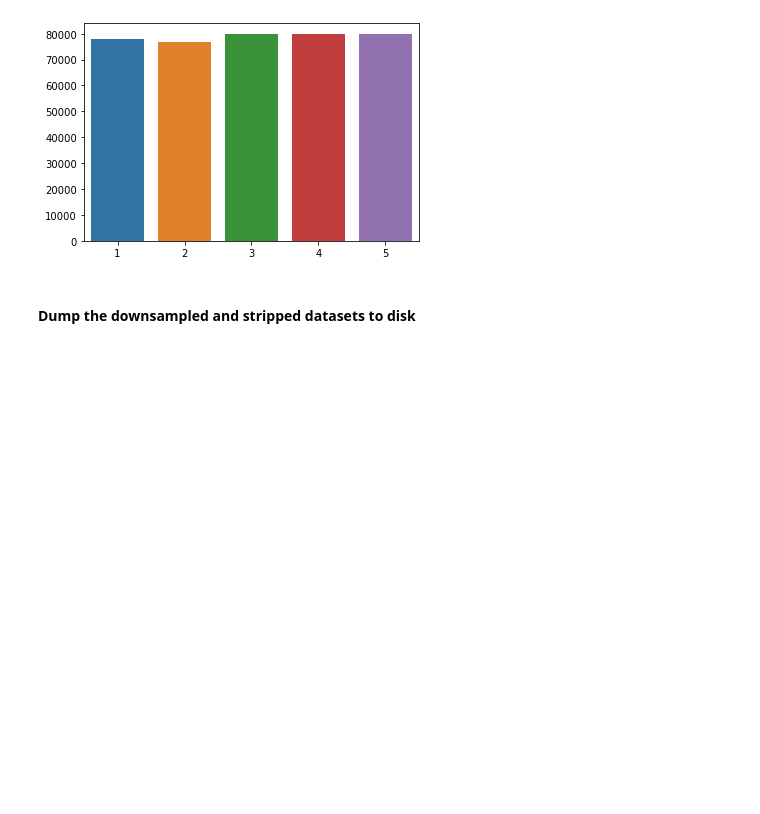
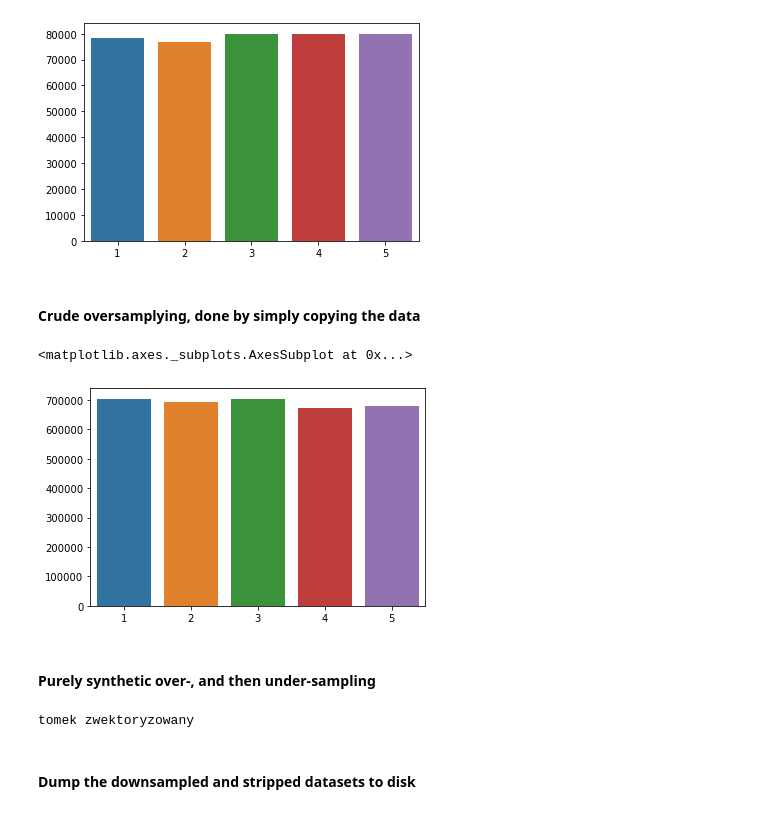
Before and after one commit to Asgavar/amazon-reviews, a Jupyter notebook: amazon-reviews.ipynb, the cells around one changed output. Cells and saved outputs as stored; diff of their text form; code cells hidden in the pictures; blank space fills up the shorter version.

Commit message:
Introduce a crude data oversampling method

```diff
--- a/amazon-reviews.ipynb
+++ b/amazon-reviews.ipynb
@@ -91,6 +93,55 @@ sns.barplot(
 # %% [output]
 <matplotlib.axes._subplots.AxesSubplot at 0x...>
 [figure]
+# %% [markdown]
+#### Crude oversamplying, done by simply copying the data
+# %%
+oversampled_train_df = pd.concat([
+    train[train['overall'] == 1],
+    train[train['overall'] == 1],
+    train[train['overall'] == 1],
+    train[train['overall'] == 1],
+    train[train['overall'] == 1],
+    train[train['overall'] == 1],
+    train[train['overall'] == 1],
+    train[train['overall'] == 1],
+    train[train['overall'] == 1],
+    train[train['overall'] == 2],
+    train[train['overall'] == 2],
+    train[train['overall'] == 2],
+    train[train['overall'] == 2],
+    train[train['overall'] == 2],
+    train[train['overall'] == 2],
+    train[train['overall'] == 2],
+    train[train['overall'] == 2],
+    train[train['overall'] == 2],
+    train[train['overall'] == 3],
+    train[train['overall'] == 3],
+    train[train['overall'] == 3],
+    train[train['overall'] == 3],
+    train[train['overall'] == 3].sample(100_000),
+    train[train['overall'] == 4],
+    train[train['overall'] == 4],
+    train[train['overall'] == 4].sample(100_000),
+    train[train['overall'] == 5],
+])
+
+sns.barplot(
+    x=[1, 2, 3, 4, 5],
+    y=[oversampled_train_df[oversampled_train_df['overall'] == rating].count()[0] for rating in range(1, 5+1)])
+# %% [output]
+<matplotlib.axes._subplots.AxesSubplot at 0x...>
+[figure, added]
+# %% [markdown]
+#### Purely synthetic over-, and then under-sampling
+# %%
+tomek = imblearn.under_sampling.TomekLinks(sampling_strategy='majority')
+tomek_vectorizer = sklearn.feature_extraction.text.CountVectorizer()
+tomek_train = tomek_vectorizer.fit_transform(train['reviewText'])
+print('tomek zwektoryzowany')
+tomek_X, tomek_Y = tomek.fit_sample(tomek_train, train['overall'].values)
+# %% [output]
+tomek zwektoryzowany
 # %% [markdown]
 #### Dump the downsampled and stripped datasets to disk
 # %%
```
Also changed, not shown: parts of 4 cells of this notebook, 2 other files.
